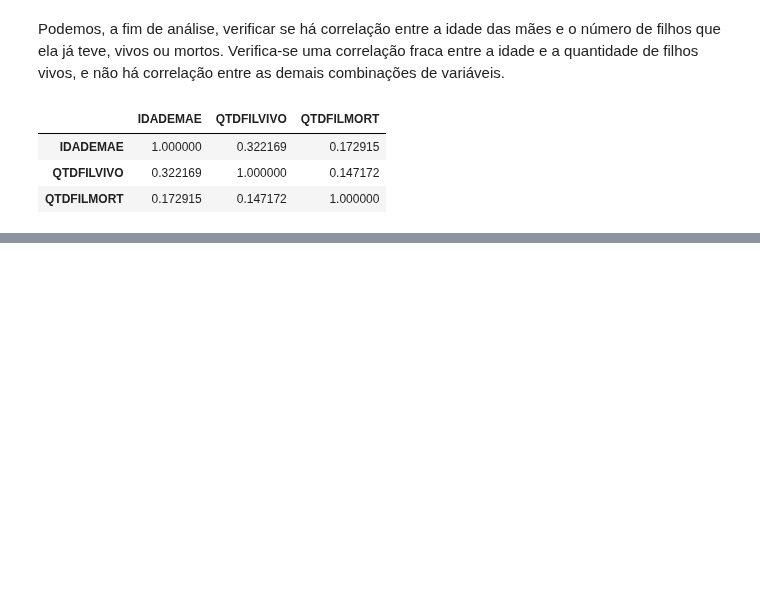
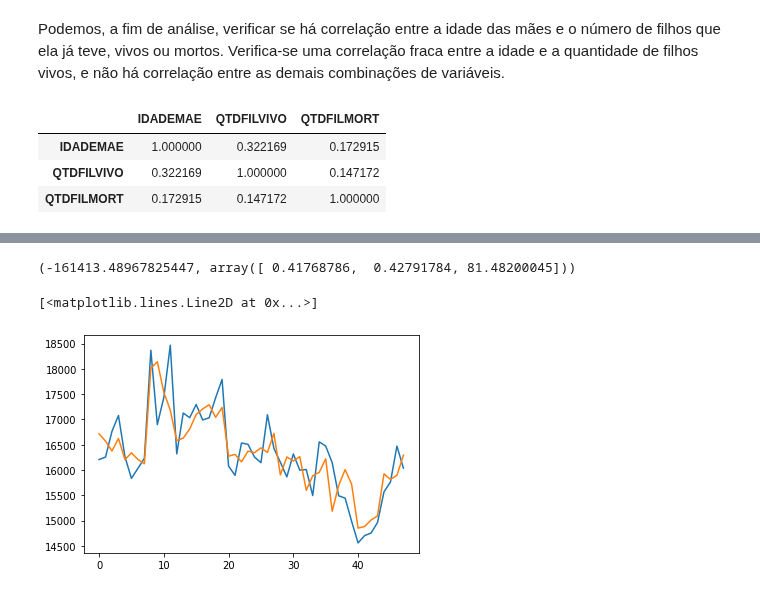
Before and after one commit to Kotzly/DS4H_Course, a Jupyter notebook: notebooks/DS4H_full.ipynb, the cells around one changed output, grey strips where cells are left out. Cells and saved outputs as stored; diff of their text form; code cells hidden in the pictures; blank space fills up the shorter version.

```diff
--- a/notebooks/DS4H_full.ipynb
+++ b/notebooks/DS4H_full.ipynb
@@ -415,0 +555,13 @@ df[["IDADEMAE", "QTDFILVIVO", "QTDFILMORT"]].corr(method="spearman")
+# %%
+N = 2
+x_train, y_train = create_fold(df, "2009-01-01", "2015-12-31", n_months=N)
+x_test, y_test = create_fold(df, "2018-01-01", "2019-12-31", n_months=N)
+print(x_train.shape, x_test.shape)
+
+scaler = StandardScaler()
+
+# x_train, x_test = scaler.fit_transform(x_train), scaler.transform(x_test)
+
+model = LinearRegression()
+model.fit(x_train, y_train)
+evaluate(y_test, model.predict(x_test)), evaluate(y_train, model.predict(x_train))
@@ -415,0 +576,10 @@ df[["IDADEMAE", "QTDFILVIVO", "QTDFILMORT"]].corr(method="spearman")
+# %%
+model.intercept_, model.coef_
+# %% [output]
+(-161413.48967825447, array([ 0.41768786,  0.42791784, 81.48200045]))
+# %%
+plt.plot(y_train)
+plt.plot(model.predict(x_train))
+# %% [output]
+[<matplotlib.lines.Line2D at 0x...>]
+[figure, added]
```
Also changed, not shown: parts of 18 cells of this notebook.
